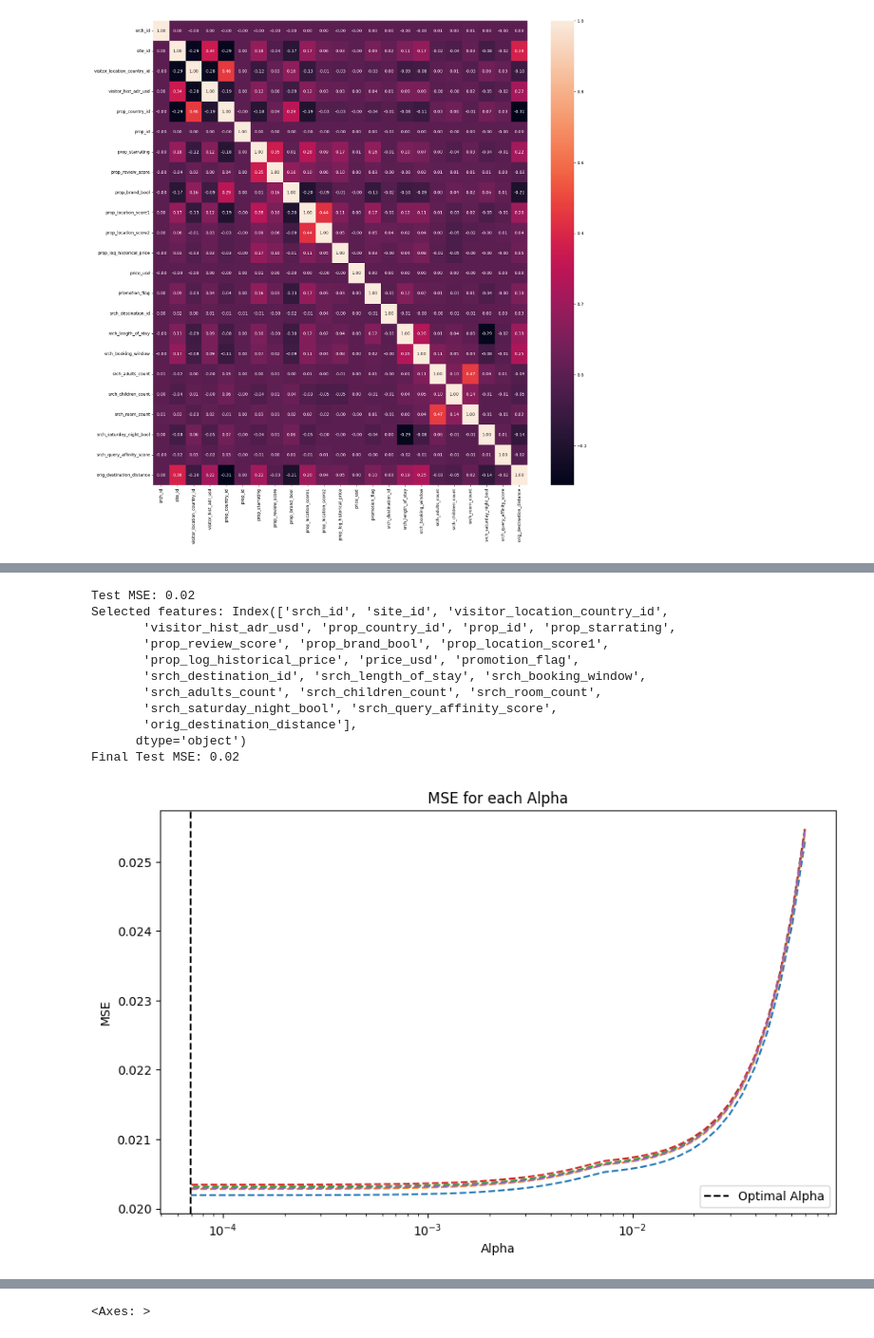
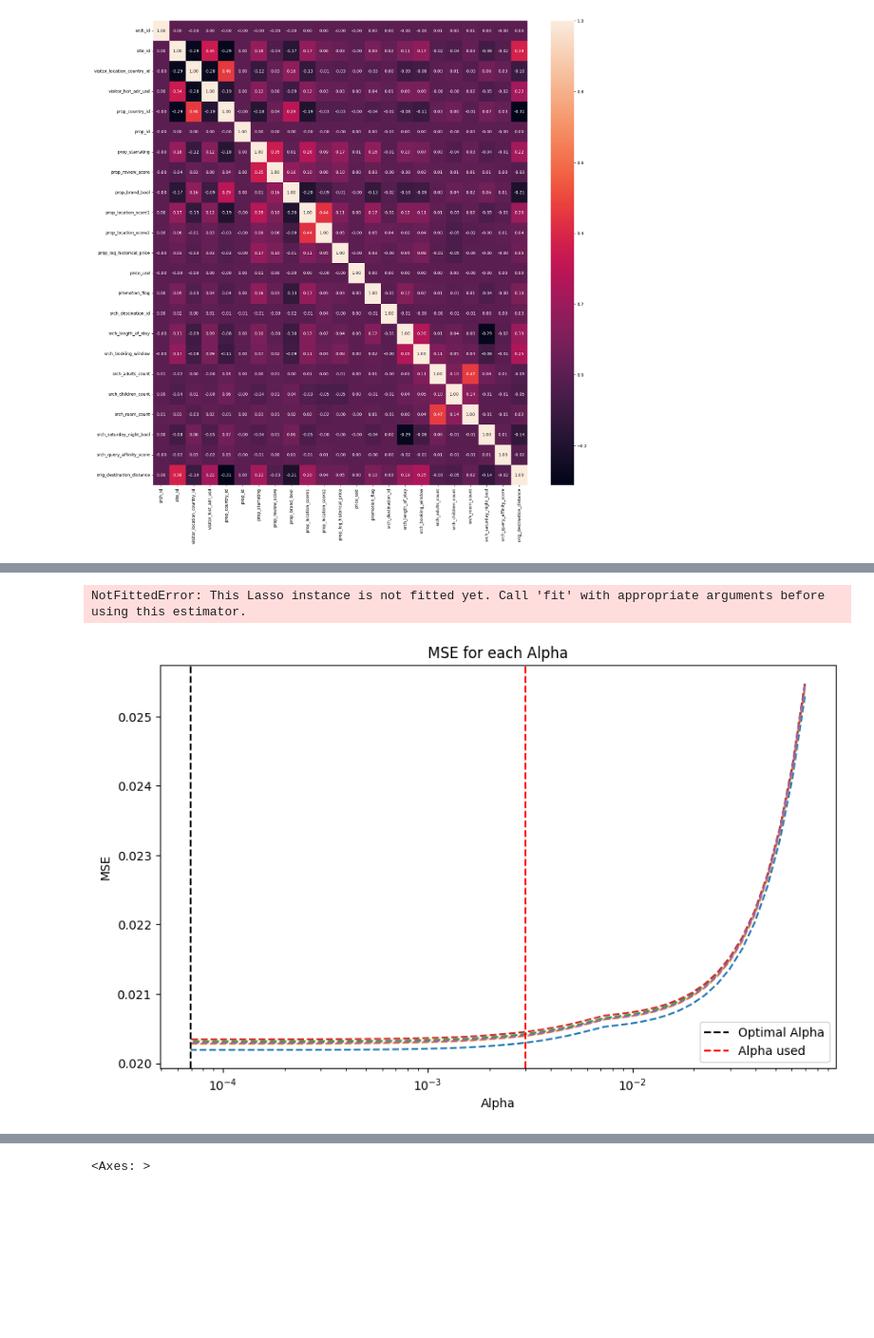
Before and after one commit to michelexyz/DMT-assignment-2, a Jupyter notebook: data_exploration.ipynb, the cells around one changed output, grey strips where cells are left out. Shown at 95% size. Drawn from its saved outputs; the diff is of its cells as text; code cells hidden in the pictures; blank space fills up the shorter version.

```diff
--- a/data_exploration.ipynb
+++ b/data_exploration.ipynb
@@ -671,6 +671,9 @@ plt.plot(model.alphas_, coefs)
 # Highlight the optimal alpha
 plt.axvline(x=model.alpha_, color='black', linestyle='--', label='Optimal Alpha')
 
+alpha_used = 10**-3 * 3
+plt.axvline(x=alpha_used, color='red', linestyle='--', label='Alpha used')
+
 plt.xlabel('Alpha')
 plt.ylabel('MSE')
 plt.title('Lasso Paths')
@@ -684,39 +687,9 @@ plt.figure(figsize=(10, 6))
 plt.semilogx()
 plt.plot(model.alphas_, model.mse_path_, linestyle='--')
 plt.axvline(model.alpha_, linestyle='--', color='k', label='Optimal Alpha')
+plt.axvline(alpha_used, color='red', linestyle='--', label='Alpha used')
 plt.legend()
 plt.xlabel('Alpha')
 plt.ylabel('MSE')
 plt.title('MSE for each Alpha')
-
-# Evaluate the model on the test set
-y_pred = model.predict(X_test_scaled)
-test_mse = mean_squared_error(y_test, y_pred)
-print(f"Test MSE: {test_mse:.2f}")
-
-# Identify non-zero features and retrain model
-selected_features = X.columns[model.coef_ != 0]
-print("Selected features:", selected_features)
-
-# Retrain Lasso model using only selected features
-X_train_selected = X_train_scaled[:, model.coef_ != 0]
-X_test_selected = X_test_scaled[:, model.coef_ != 0]
-
-# Train a new Lasso model on the selected features with the best alpha found
-final_model = Lasso(alpha=model.alpha_)
-final_model.fit(X_train_selected, y_train)
-
-# Evaluate the final model on the test set
-final_y_pred = final_model.predict(X_test_selected)
-final_test_mse = mean_squared_error(y_test, final_y_pred)
-print(f"Final Test MSE: {final_test_mse:.2f}")
-
-# Visualize feature importance
-plt.figure(figsize=(10, 6))
-plt.bar(selected_features, np.abs(final_model.coef_))
-plt.xlabel("Features")
-plt.xticks(rotation=90)
-plt.ylabel("Coefficient Magnitude")
-plt.title("Feature Importance in Final Lasso Model")
-plt.show()
 # %% [output]
@@ -724,12 +697,2 @@ plt.show()
-Test MSE: 0.02
-Selected features: Index(['srch_id', 'site_id', 'visitor_location_country_id',
-       'visitor_hist_adr_usd', 'prop_country_id', 'prop_id', 'prop_starrating',
-       'prop_review_score', 'prop_brand_bool', 'prop_location_score1',
-       'prop_log_historical_price', 'price_usd', 'promotion_flag',
-       'srch_destination_id', 'srch_length_of_stay', 'srch_booking_window',
-       'srch_adults_count', 'srch_children_count', 'srch_room_count',
-       'srch_saturday_night_bool', 'srch_query_affinity_score',
-       'orig_destination_distance'],
-      dtype='object')
-Final Test MSE: 0.02
+NotFittedError: This Lasso instance is not fitted yet. Call 'fit' with appropriate arguments before using this estimator.
-[figure, old version]
+[figure, new version]
```
Also changed, not shown: parts of 5 cells of this notebook.
